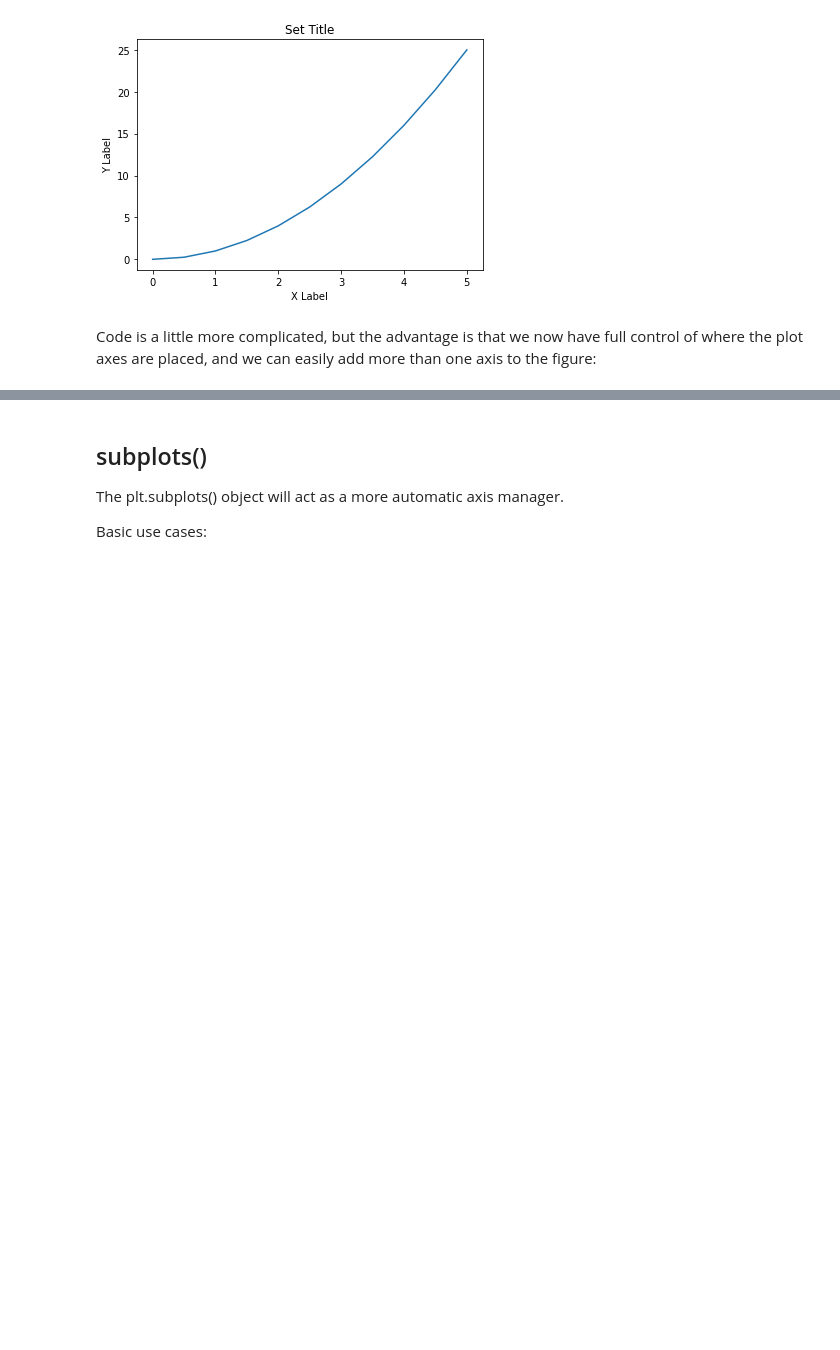
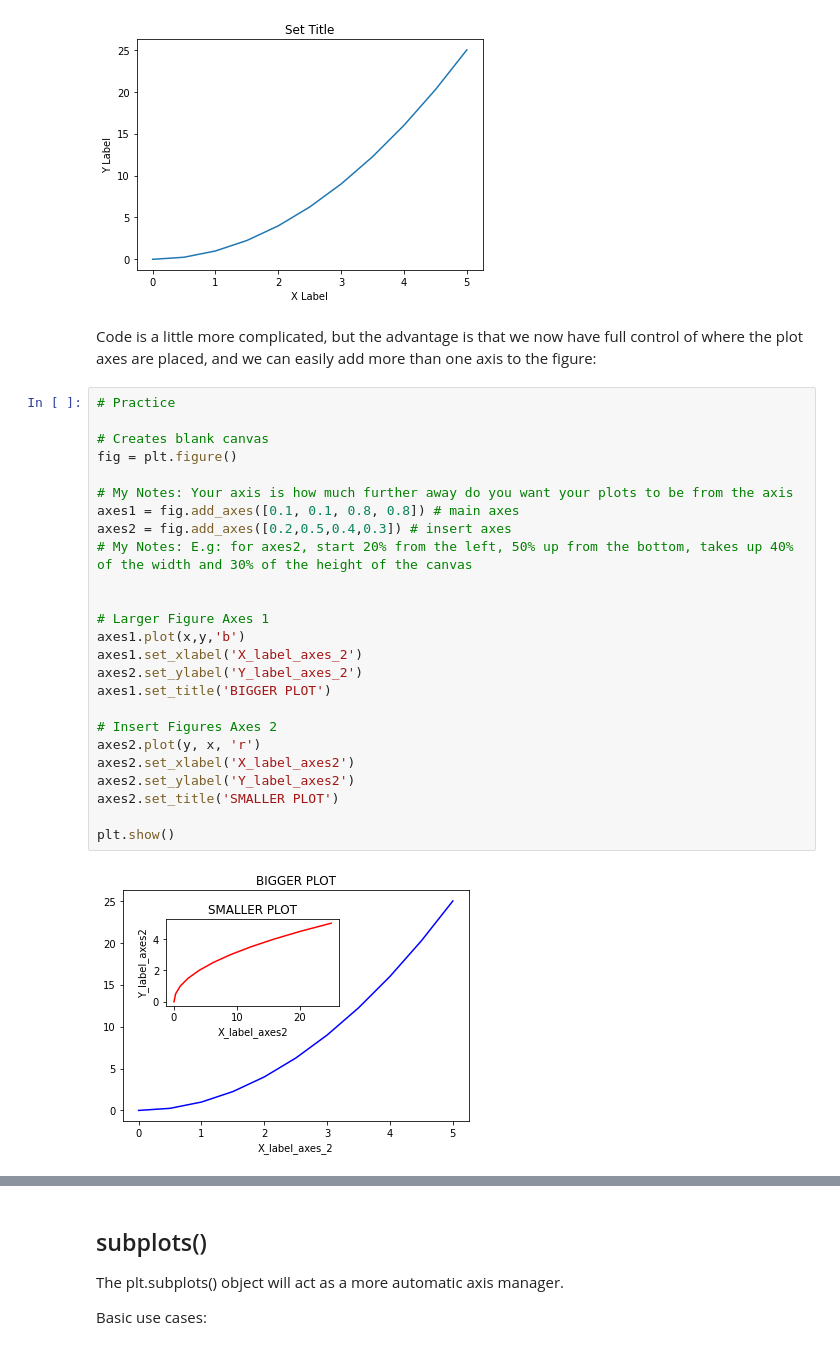
Before and after one commit to leader2345/Udemy_Python_For_Data_Science_And_Machine_Learning, a Jupyter notebook: 05-Data-Visualization-with-Matplotlib/01-Matplotlib Concepts Lecture.ipynb, the cells around one changed output, grey strips where cells are left out. Cells and saved outputs as stored; diff of their text form; blank space fills up the shorter version.

```diff
--- a/05-Data-Visualization-with-Matplotlib/01-Matplotlib Concepts Lecture.ipynb
+++ b/05-Data-Visualization-with-Matplotlib/01-Matplotlib Concepts Lecture.ipynb
@@ -154,3 +154,30 @@ Text(0.5, 1.0, 'Set Title')
 [figure]
 # %% [markdown]
 Code is a little more complicated, but the advantage is that we now have full control of where the plot axes are placed, and we can easily add more than one axis to the figure:
+# %%
+# Practice
+
+# Creates blank canvas
+fig = plt.figure()
+
+# My Notes: Your axis is how much further away do you want your plots to be from the axis
+axes1 = fig.add_axes([0.1, 0.1, 0.8, 0.8]) # main axes
+axes2 = fig.add_axes([0.2,0.5,0.4,0.3]) # insert axes
+# My Notes: E.g: for axes2, start 20% from the left, 50% up from the bottom, takes up 40% of the width and 30% of the height of the canvas
+
+
+# Larger Figure Axes 1
+axes1.plot(x,y,'b')
+axes1.set_xlabel('X_label_axes_2')
+axes2.set_ylabel('Y_label_axes_2')
+axes1.set_title('BIGGER PLOT')
+
+# Insert Figures Axes 2
+axes2.plot(y, x, 'r')
+axes2.set_xlabel('X_label_axes2')
+axes2.set_ylabel('Y_label_axes2')
+axes2.set_title('SMALLER PLOT')
+
+plt.show()
+# %% [output]
+[figure, added]
```
Also changed, not shown: parts of 15 cells of this notebook, 1 other file.
